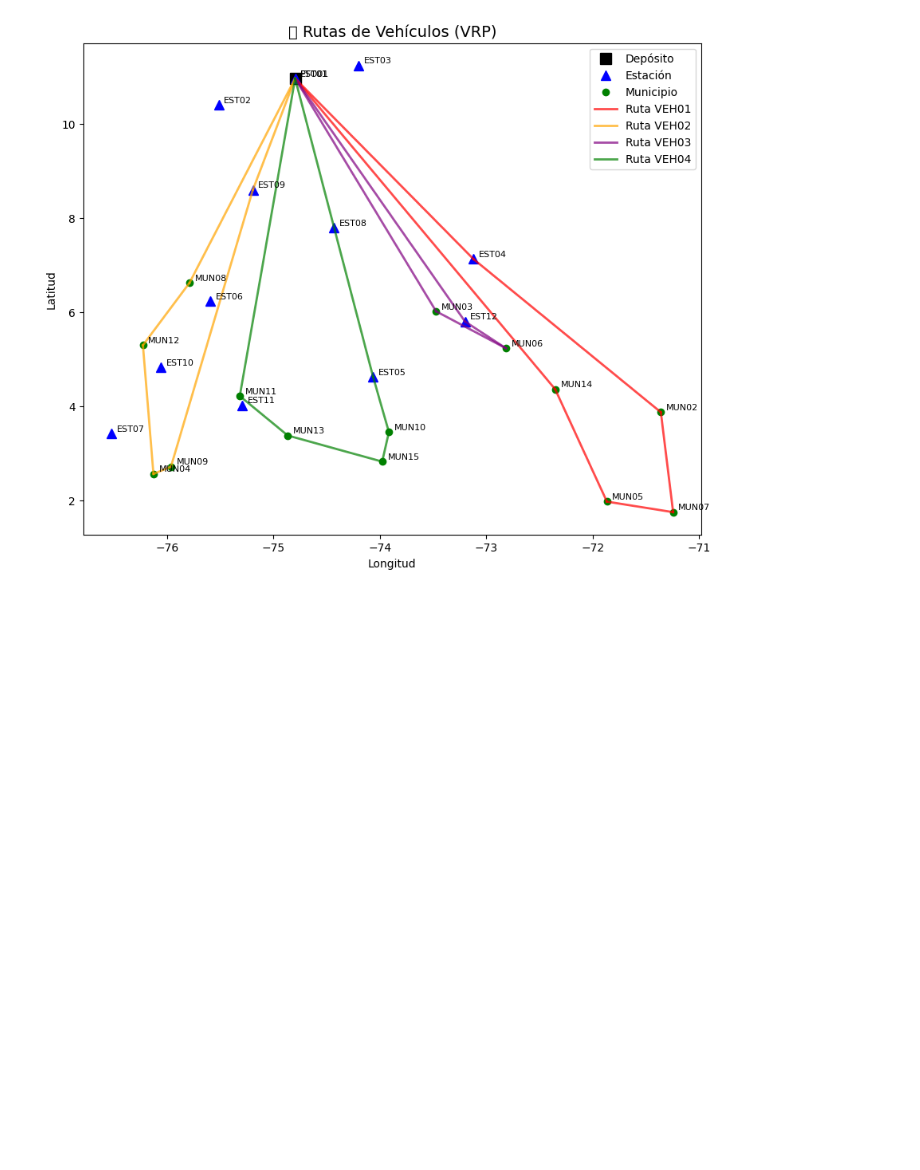
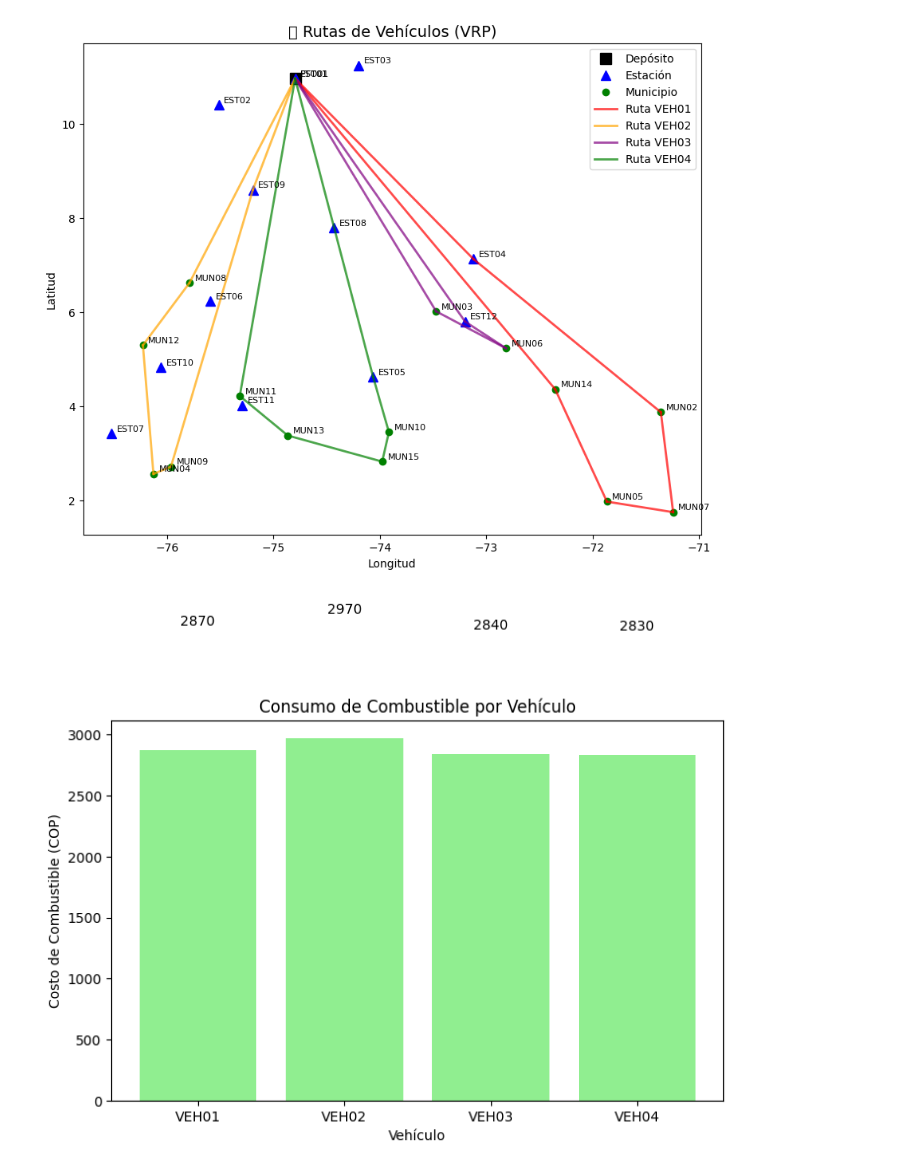
Before and after one commit to mlozanor/Proyecto-MOS, a Jupyter notebook: Caso 2/Caso_2.ipynb, the cells around one changed output. Cells and saved outputs as stored; diff of their text form; code cells hidden in the pictures; blank space fills up the shorter version.

Commit message:
caso 2 acabado, carreando

```diff
--- a/Caso 2/Caso_2.ipynb
+++ b/Caso 2/Caso_2.ipynb
@@ -512,3 +613,32 @@ ax.legend()
 plt.show()
 # %% [output]
 [figure]
+# %%
+import pandas as pd
+import matplotlib.pyplot as plt
+
+# Leer CSV
+df = pd.read_csv('verificacion_caso2.csv')
+
+# Filtrar solo filas de vehículos (no detalle si existiera)
+df_veh = df[~df['VehicleId'].str.contains('Detalle', na=False)]
+
+# Extraer datos
+vehiculos = df_veh['VehicleId']
+costos_combustible = df_veh['FuelCost']
+
+# Graficar
+plt.figure(figsize=(8,5))
+bars = plt.bar(vehiculos, costos_combustible, color='lightgreen')
+plt.xlabel('Vehículo')
+plt.ylabel('Costo de Combustible (COP)')
+plt.title('Consumo de Combustible por Vehículo')
+
+# Etiquetas encima de las barras
+for bar in bars:
+    yval = bar.get_height()
+    plt.text(bar.get_x() + bar.get_width()/2, yval + 1000, f'{yval:.0f}', ha='center', va='bottom')
+
+plt.show()
+# %% [output]
+[figure, added]
```
Also changed, not shown: parts of 3 cells of this notebook, 1 other file.
